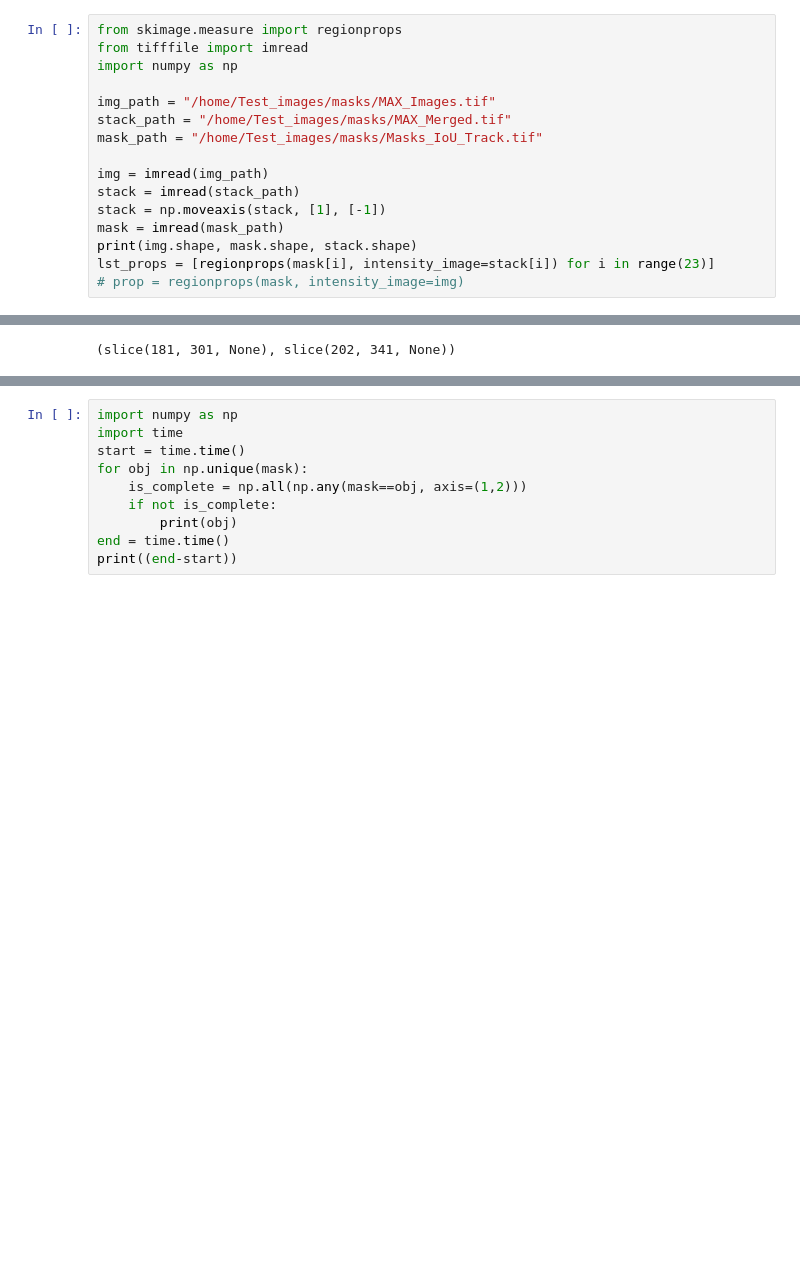
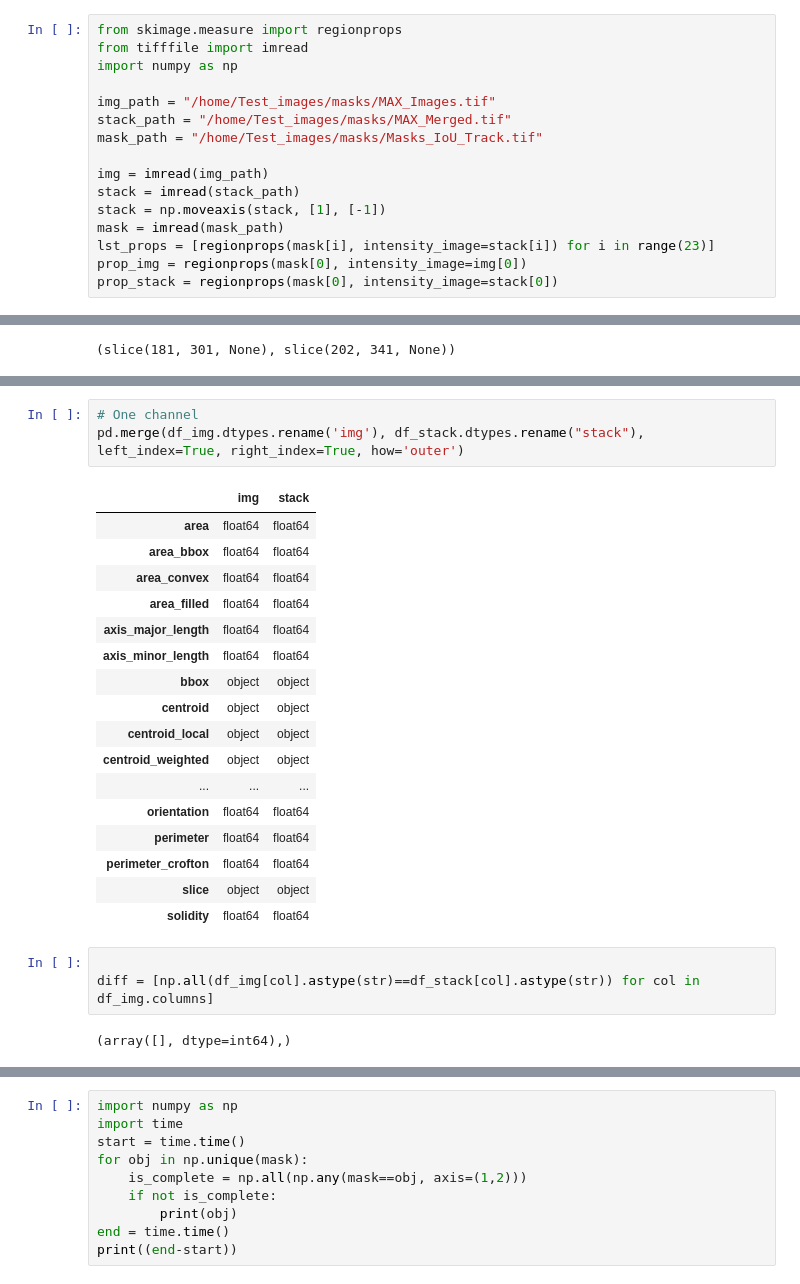
Before and after one commit to BennyGinger/ImageAnalysis_pipeline, a Jupyter notebook: play.ipynb, the cells around one changed output, grey strips where cells are left out. Cells and saved outputs as stored; diff of their text form; blank space fills up the shorter version.

Commit message:
Played with regionprops

```diff
--- a/play.ipynb
+++ b/play.ipynb
@@ -785,6 +785,6 @@ img = imread(img_path)
 stack = imread(stack_path)
 stack = np.moveaxis(stack, [1], [-1])
 mask = imread(mask_path)
-print(img.shape, mask.shape, stack.shape)
 lst_props = [regionprops(mask[i], intensity_image=stack[i]) for i in range(23)]
-# prop = regionprops(mask, intensity_image=img)
+prop_img = regionprops(mask[0], intensity_image=img[0])
+prop_stack = regionprops(mask[0], intensity_image=stack[0])
@@ -813,0 +1000,26 @@ imwrite(f'/home/Test_images/masks/stack_{obj}.tif', crop)
+# %%
+# One channel
+pd.merge(df_img.dtypes.rename('img'), df_stack.dtypes.rename("stack"), left_index=True, right_index=True, how='outer')
+# %% [output]
+|  | img | stack |
+| area | float64 | float64 |
+| area_bbox | float64 | float64 |
+| area_convex | float64 | float64 |
+| area_filled | float64 | float64 |
+| axis_major_length | float64 | float64 |
+| axis_minor_length | float64 | float64 |
+| bbox | object | object |
+| centroid | object | object |
+| centroid_local | object | object |
+| centroid_weighted | object | object |
+| ... | ... | ... |
+| orientation | float64 | float64 |
+| perimeter | float64 | float64 |
+| perimeter_crofton | float64 | float64 |
+| slice | object | object |
+| solidity | float64 | float64 |
+# %%
+
+diff = [np.all(df_img[col].astype(str)==df_stack[col].astype(str)) for col in df_img.columns]
+# %% [output]
+(array([], dtype=int64),)
```
Also changed, not shown: parts of 11 cells of this notebook.
